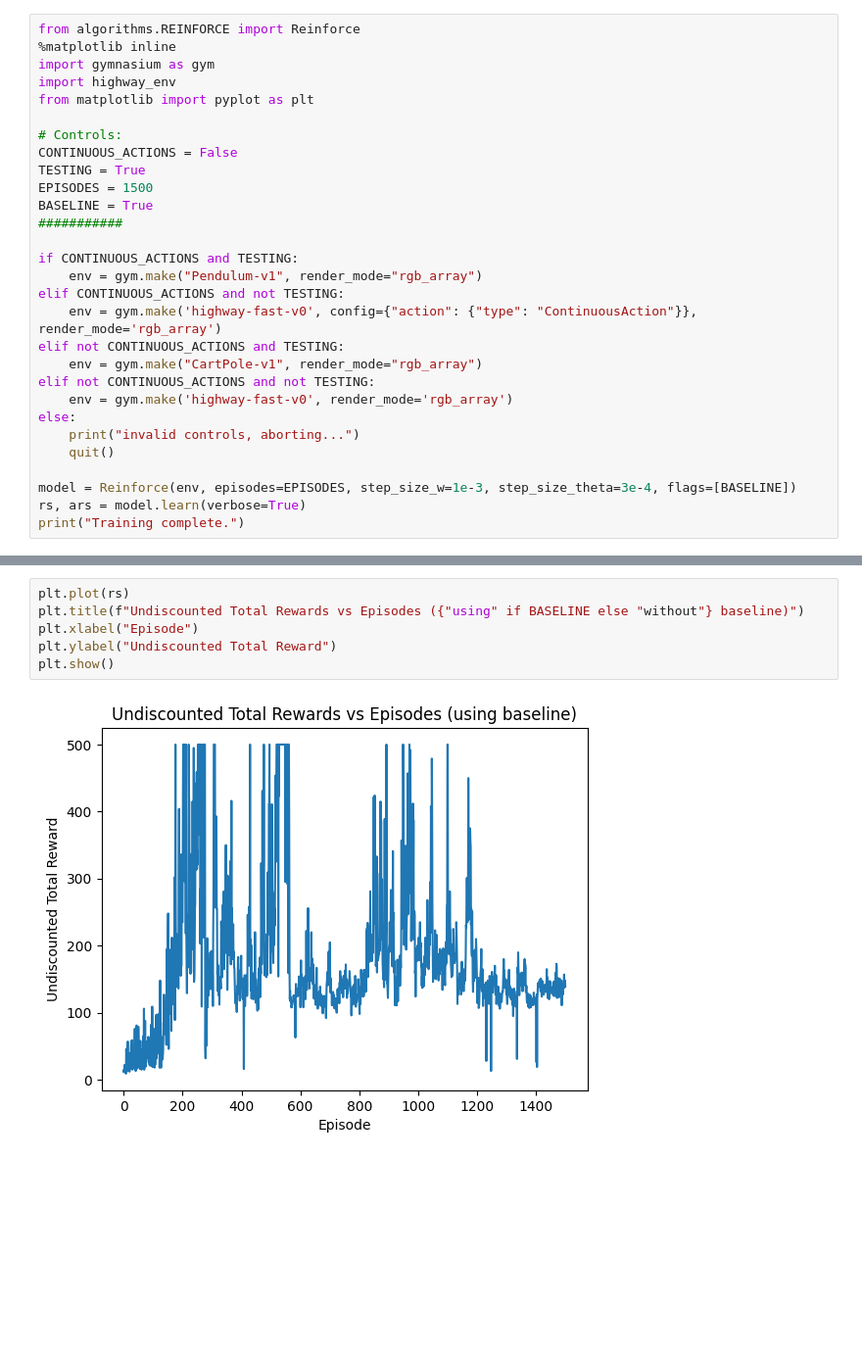
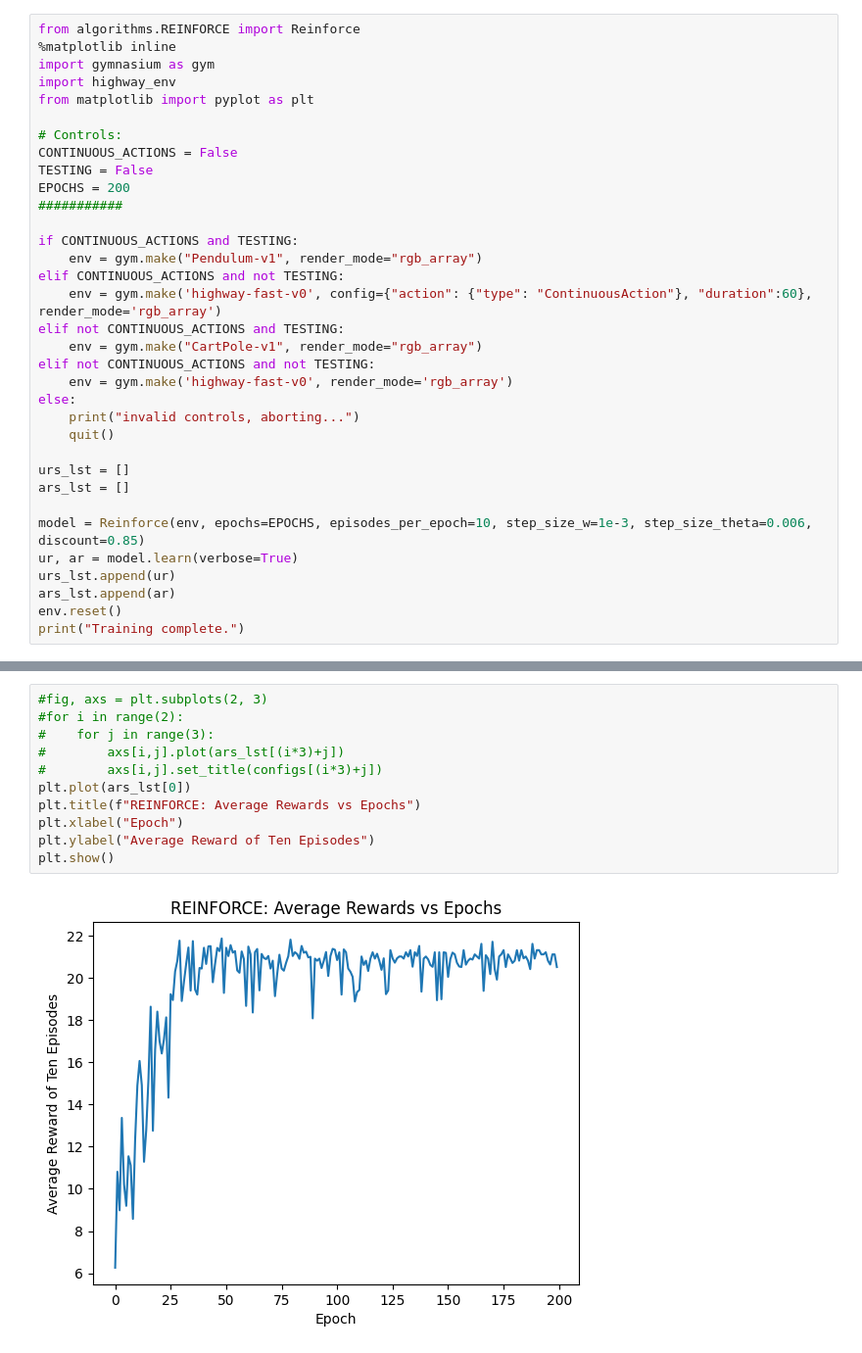
Before and after one commit to jonahbkaplan/ReinforcementLearning, a Jupyter notebook: RJC_Testing.ipynb, the cells around one changed output, grey strips where cells are left out. Shown at 98% size. Cells and saved outputs as stored; diff of their text form; blank space fills up the shorter version.

```diff
--- a/RJC_Testing.ipynb
+++ b/RJC_Testing.ipynb
@@ -7,15 +7,14 @@ from matplotlib import pyplot as plt
 
 # Controls:
 CONTINUOUS_ACTIONS = False
-TESTING = True
-EPISODES = 1500
-BASELINE = True
+TESTING = False
+EPOCHS = 200
 ###########
 
 if CONTINUOUS_ACTIONS and TESTING:
     env = gym.make("Pendulum-v1", render_mode="rgb_array")
 elif CONTINUOUS_ACTIONS and not TESTING:
-    env = gym.make('highway-fast-v0', config={"action": {"type": "ContinuousAction"}}, render_mode='rgb_array')
+    env = gym.make('highway-fast-v0', config={"action": {"type": "ContinuousAction"}, "duration":60}, render_mode='rgb_array')
 elif not CONTINUOUS_ACTIONS and TESTING:
     env = gym.make("CartPole-v1", render_mode="rgb_array")
 elif not CONTINUOUS_ACTIONS and not TESTING:
@@ -24,7 +23,13 @@ else:
     print("invalid controls, aborting...")
     quit()
 
-model = Reinforce(env, episodes=EPISODES, step_size_w=1e-3, step_size_theta=3e-4, flags=[BASELINE])
-rs, ars = model.learn(verbose=True)
+urs_lst = []
+ars_lst = []
+
+model = Reinforce(env, epochs=EPOCHS, episodes_per_epoch=10, step_size_w=1e-3, step_size_theta=0.006, discount=0.85)
+ur, ar = model.learn(verbose=True)
+urs_lst.append(ur)
+ars_lst.append(ar)
+env.reset()
 print("Training complete.")
 # %% [output]
@@ -47,12 +52,17 @@ Episode: 1500, Reward: 140.00
 Training complete.
 # %%
-plt.plot(rs)
-plt.title(f"Undiscounted Total Rewards vs Episodes ({"using" if BASELINE else "without"} baseline)")
-plt.xlabel("Episode")
-plt.ylabel("Undiscounted Total Reward")
+#fig, axs = plt.subplots(2, 3)
+#for i in range(2):
+#    for j in range(3):
+#        axs[i,j].plot(ars_lst[(i*3)+j])
+#        axs[i,j].set_title(configs[(i*3)+j])
+plt.plot(ars_lst[0])
+plt.title(f"REINFORCE: Average Rewards vs Epochs")
+plt.xlabel("Epoch")
+plt.ylabel("Average Reward of Ten Episodes")
 plt.show()
 # %% [output]
-[figure, old version]
+[figure, new version]
 # %%
 from gymnasium.wrappers import RecordVideo
 import datetime
```
Also changed, not shown: parts of 3 cells of this notebook, 11 other files.
